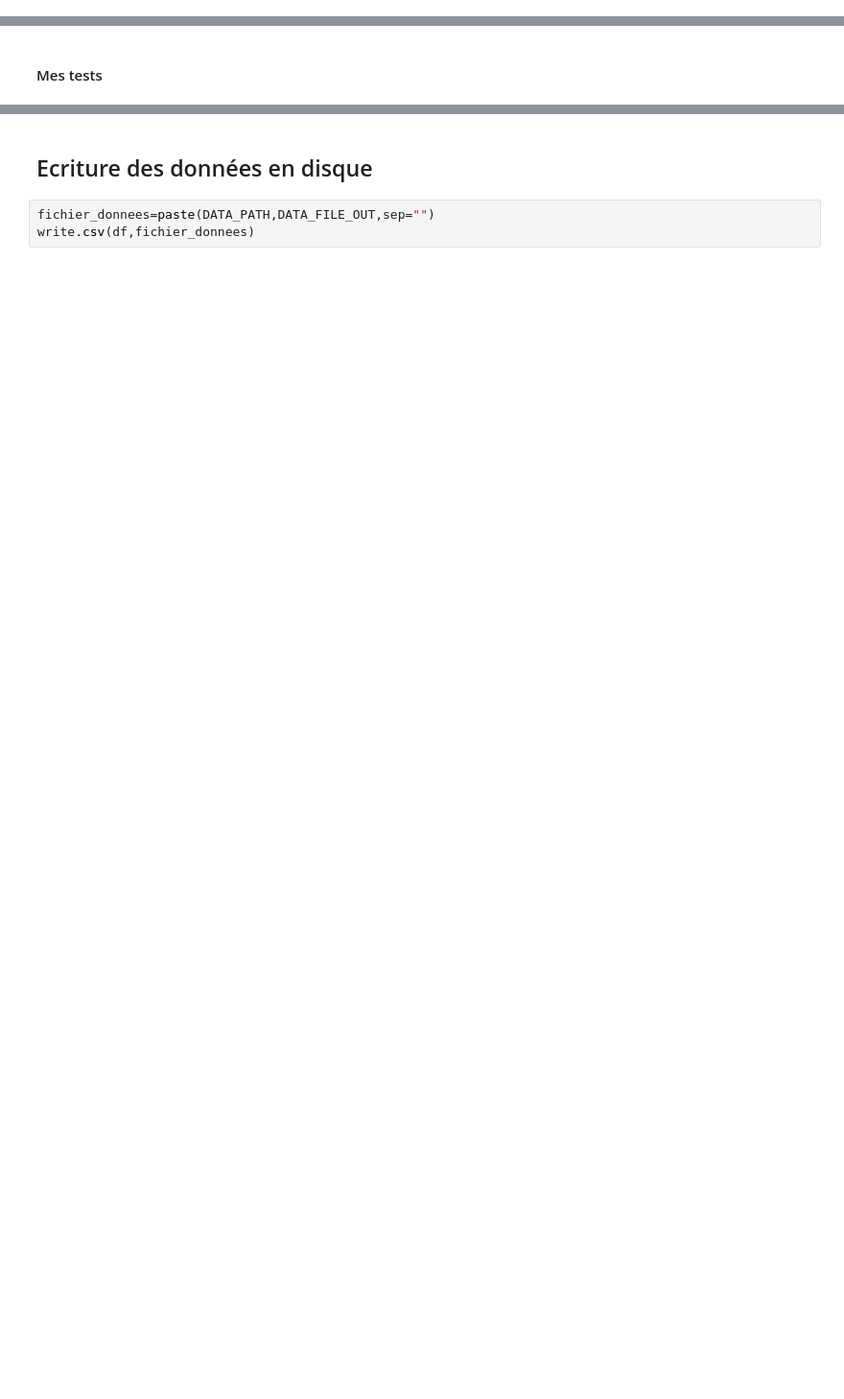
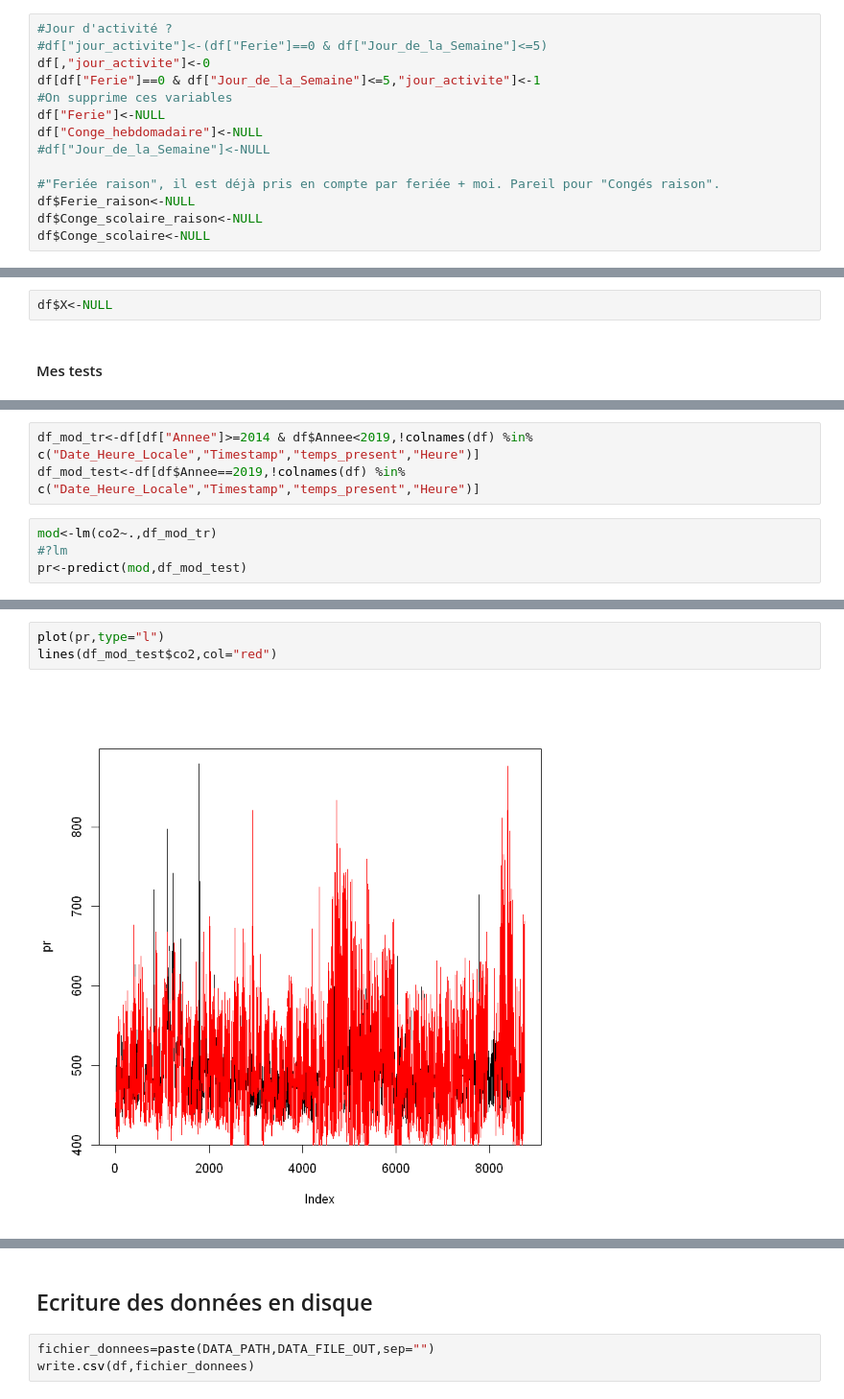
Before and after one commit to jaimecruzdev/metroqualitedelair, a Jupyter notebook: Code/Exploration des donnees/Exploration pre model.ipynb, the cells around one changed output, grey strips where cells are left out. Shown: that part at 96% size. Drawn from its saved outputs; the diff is of its cells as text; blank space fills up the shorter version.

Commit message:
notes pour la présentation

```diff
--- a/Code/Exploration des donnees/Exploration pre model.ipynb
+++ b/Code/Exploration des donnees/Exploration pre model.ipynb
@@ -162,3 +140,17 @@ Warning message in `[<-.factor`(`*tmp*`, iseq, value = c("[]", "[]", "[]", "[]",
+# %%
+#Jour d'activité ?
+#df["jour_activite"]<-(df["Ferie"]==0 & df["Jour_de_la_Semaine"]<=5)
+df[,"jour_activite"]<-0
+df[df["Ferie"]==0 & df["Jour_de_la_Semaine"]<=5,"jour_activite"]<-1
+#On supprime ces variables
+df["Ferie"]<-NULL
+df["Conge_hebdomadaire"]<-NULL
+#df["Jour_de_la_Semaine"]<-NULL
+
+#"Feriée raison", il est déjà pris en compte par feriée + moi. Pareil pour "Congés raison".
+df$Ferie_raison<-NULL
+df$Conge_scolaire_raison<-NULL
+df$Conge_scolaire<-NULL
 # %% [markdown]
 ##### 5. On peut pas s'en servir de "ext_so2" et "ext_co" n'ayant pas assez des données.
 # %%
@@ -167,3 +161,5 @@ df$ext_co<-NULL
+# %%
+df$X<-NULL
 # %% [markdown]
 #### Mes tests
 # %%
@@ -188,0 +187,7 @@ summary(df)
+# %%
+df_mod_tr<-df[df["Annee"]>=2014 & df$Annee<2019,!colnames(df) %in% c("Date_Heure_Locale","Timestamp","temps_present","Heure")]
+df_mod_test<-df[df$Annee==2019,!colnames(df) %in% c("Date_Heure_Locale","Timestamp","temps_present","Heure")]
+# %%
+mod<-lm(co2~.,df_mod_tr)
+#?lm
+pr<-predict(mod,df_mod_test)
@@ -188,0 +226,5 @@ summary(df)
+# %%
+plot(pr,type="l")
+lines(df_mod_test$co2,col="red")
+# %% [output]
+[figure, added]
```
Also changed, not shown: parts of 14 cells of this notebook, 2 other files.
